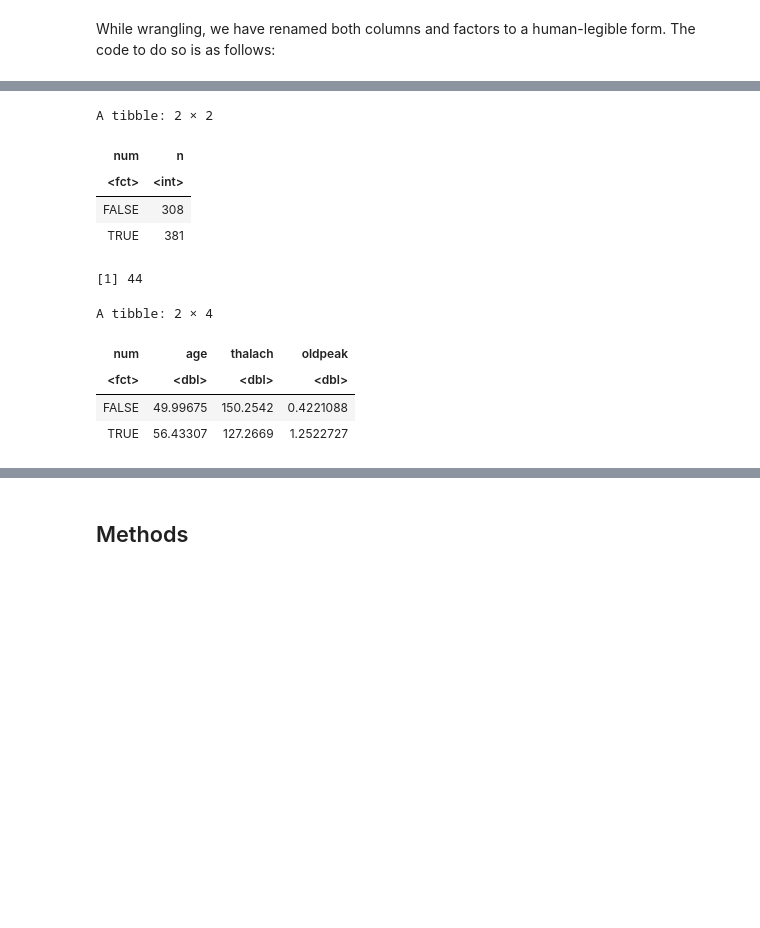
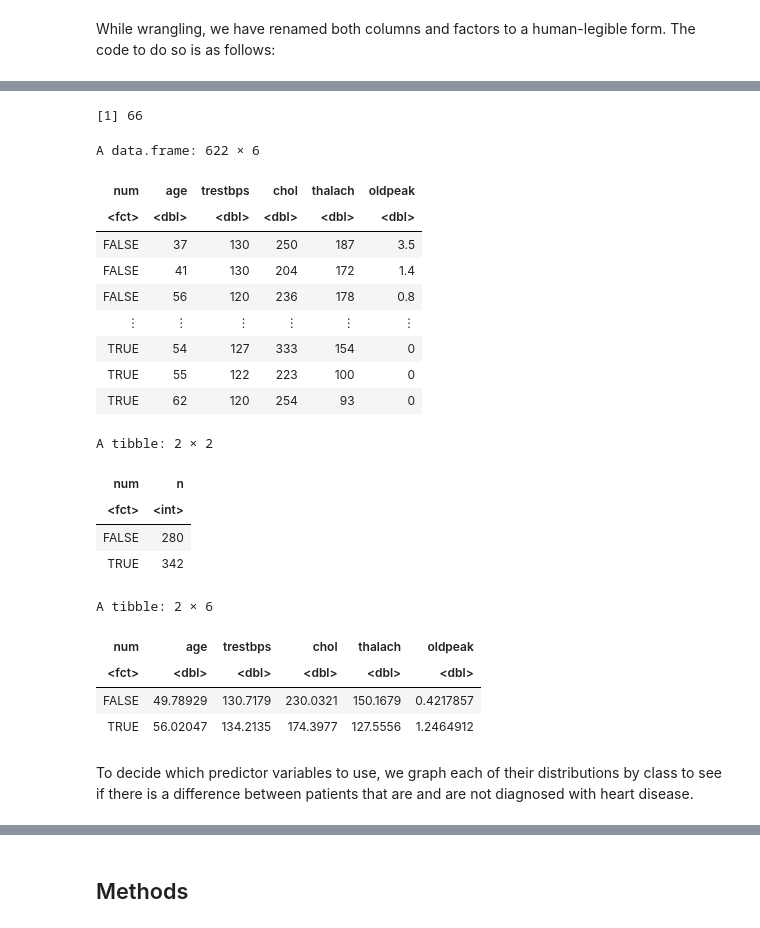
Before and after one commit to EdwardJXLi/DSCI-100-group-project, a Jupyter notebook: HeartDiseasePrediction.ipynb, the cells around one changed output, grey strips where cells are left out. Drawn from its saved outputs; the diff is of its cells as text; code cells hidden in the pictures; blank space fills up the shorter version.

```diff
--- a/HeartDiseasePrediction.ipynb
+++ b/HeartDiseasePrediction.ipynb
@@ -169,7 +156,7 @@ A data.frame: 920 × 15
 set.seed(1000)
 #Select only predictor variables
 heart_num <- heart_data |>
-    select(age, thalach, oldpeak, num)
+    select(num, age, trestbps, chol, thalach, oldpeak)
 #Split into 75% training and 25% testing
 heart_split <- initial_split(heart_num, prop=0.75, strata = num)
 heart_training <- training(heart_split)
@@ -189,34 +178,49 @@ A data.frame: 689 × 4
 # %%
-options(repr.plot.height=7, repr.plot.width = 6)
+# Number of observations with missing data
+num_na <- heart_training |>
+    filter(is.na(age)|is.na(trestbps)|is.na(chol)|is.na(thalach)|is.na(oldpeak))|>
+    nrow()
+num_na
+
+heart_training_clean <- heart_training |>
+    filter(!is.na(age)&!is.na(trestbps)&!is.na(chol)&!is.na(thalach)&!is.na(oldpeak))|>
+    filter(trestbps!=0)
+
+heart_training_clean
+
 # Distribution of target class
-class_dist <- heart_training |>
+class_dist <- heart_training_clean |>
     group_by(num) |>
     summarize(n=n())
 class_dist
+
+# Average values table of each predictor
+var_means <- heart_training_clean |>
+    group_by(num)|>
+    summarize(across(age:oldpeak, mean, na.rm=TRUE))
+var_means
 # %% [output]
-A tibble: 2 × 2
+[1] 66
+A data.frame: 622 × 6
-| num | n |
-| <fct> | <int> |
-| FALSE | 308 |
-| TRUE | 381 |
+| num | age | trestbps | chol | thalach | oldpeak |
+| <fct> | <dbl> | <dbl> | <dbl> | <dbl> | <dbl> |
+| FALSE | 37 | 130 | 250 | 187 | 3.5 |
+| FALSE | 41 | 130 | 204 | 172 | 1.4 |
+| FALSE | 56 | 120 | 236 | 178 | 0.8 |
+| ⋮ | ⋮ | ⋮ | ⋮ | ⋮ | ⋮ |
+| TRUE | 54 | 127 | 333 | 154 | 0 |
+| TRUE | 55 | 122 | 223 | 100 | 0 |
+| TRUE | 62 | 120 | 254 | 93 | 0 |
+A tibble: 2 × 2
+| num | n |
+| <fct> | <int> |
+| FALSE | 280 |
+| TRUE | 342 |
+A tibble: 2 × 6
+| num | age | trestbps | chol | thalach | oldpeak |
+| <fct> | <dbl> | <dbl> | <dbl> | <dbl> | <dbl> |
+| FALSE | 49.78929 | 130.7179 | 230.0321 | 150.1679 | 0.4217857 |
+| TRUE | 56.02047 | 134.2135 | 174.3977 | 127.5556 | 1.2464912 |
-# %%
-# Number of observations with missing data
-num_na <- heart_training |>
-    filter(is.na(thalach) | is.na(oldpeak))|>
-    nrow()
-num_na
-# %% [output]
-[1] 44
-# %%
-# Average values table of each predictor
-var_means <- heart_training |>
-    group_by(num)|>
-    summarize(across(age:oldpeak, mean, na.rm=TRUE))
-var_means
-# %% [output]
-A tibble: 2 × 4
-| num | age | thalach | oldpeak |
-| <fct> | <dbl> | <dbl> | <dbl> |
-| FALSE | 49.99675 | 150.2542 | 0.4221088 |
-| TRUE | 56.43307 | 127.2669 | 1.2522727 |
+# %% [markdown]
+To decide which predictor variables to use, we graph each of their distributions by class to see if there is a difference between patients that are and are not diagnosed with heart disease.
 # %%
```
Also changed, not shown: parts of 9 cells of this notebook.
